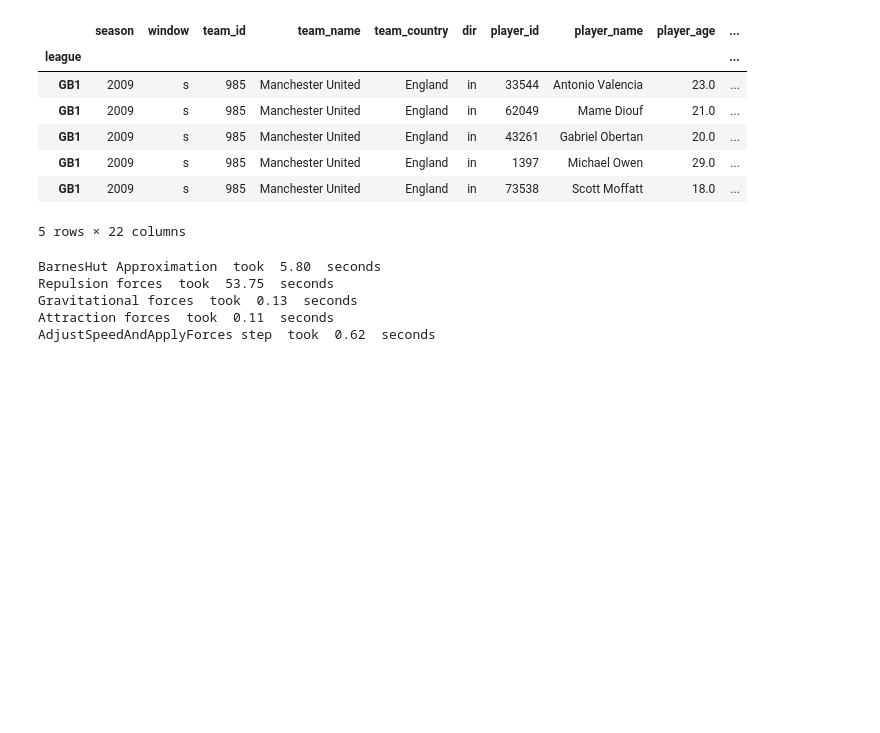
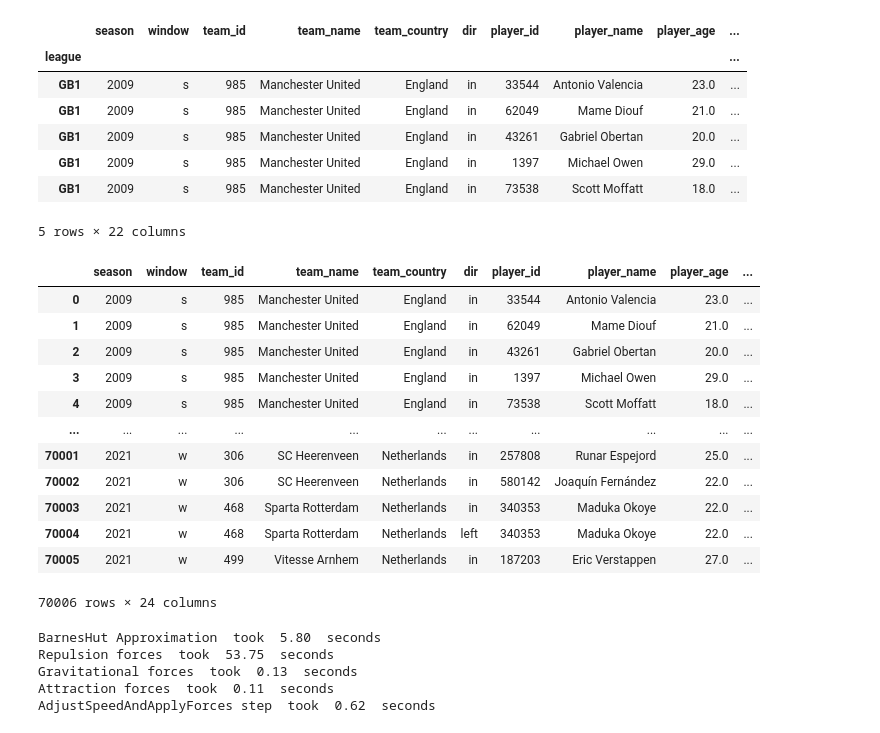
Before and after one commit to drykkur/SocGraphFinalP, a Jupyter notebook: socGraphFinalProj.ipynb, the cells around one changed output. Saved outputs shown, nothing was run; the diff lists cells and outputs as text; code cells hidden in the pictures; blank space fills up the shorter version.

Commit message:
Added continents

```diff
--- a/socGraphFinalProj.ipynb
+++ b/socGraphFinalProj.ipynb
@@ -20,6 +22,39 @@ df.head()
 | GB1 | 2009 | s | 985 | Manchester United | England | in | 1397 | Michael Owen | 29.0 | ... |
 | GB1 | 2009 | s | 985 | Manchester United | England | in | 73538 | Scott Moffatt | 18.0 | ... |
 5 rows × 22 columns
+# %%
+url='https://gist.githubusercontent.com/fogonwater/bc2b98baeb2aa16b5e6fbc1cf3d7d545/raw/6fd2951260d8f171181a45d2f09ee8b2c7767330/countries.csv'
+df_continents = pd.read_csv(url, index_col=0)
+df_continents=df_continents[['country_name','country_name_full','continent_name']]
+url='https://raw.githubusercontent.com/samayo/country-json/master/src/country-by-continent.json'
+df_continents = pd.read_json(url)
+df_continents.loc[63,'continent']='England'
+new_rows = pd.DataFrame({'country': ['Without Club','Russia','Retired','Unknown','Ban','Bosnia-Herzegovina','Jersey','Kosovo','Career break',"Cote d'Ivoire", 'The Gambia', 'DR Congo', 'Libya', 'Réunion','Hongkong','Korea, North', 'Palästina','Brunei Darussalam', 'Chinese Taipei (Taiwan)', 'Korea, South','Neukaledonien','Tahiti','Curacao' ,'St. Lucia'],
+
+
+                    'continent': ['No Club','Europe','Retired','Unknown','Ban','Europe','Europe','Europe','Retired','Africa','Africa','Africa','Africa','Africa','Asia','Asia','Asia','Asia','Asia','Asia','Oceania','Oceania','South America','North America']})
+df_continents = df_continents.append(new_rows, ignore_index=True)
+df=df.merge(df_continents,left_on='counter_team_country',right_on='country',how='left')
+df=df.merge(df_continents,left_on='player_nation',right_on='country',how='left',suffixes=('_team','_player'))
+df['continent_player'] = df['continent_player'].fillna('Unknown')
+del df['country_team']
+del df['country_player']
+# %%
+df
+# %% [output]
+|  | season | window | team_id | team_name | team_country | dir | player_id | player_name | player_age | ... |
+| 0 | 2009 | s | 985 | Manchester United | England | in | 33544 | Antonio Valencia | 23.0 | ... |
+| 1 | 2009 | s | 985 | Manchester United | England | in | 62049 | Mame Diouf | 21.0 | ... |
+| 2 | 2009 | s | 985 | Manchester United | England | in | 43261 | Gabriel Obertan | 20.0 | ... |
+| 3 | 2009 | s | 985 | Manchester United | England | in | 1397 | Michael Owen | 29.0 | ... |
+| 4 | 2009 | s | 985 | Manchester United | England | in | 73538 | Scott Moffatt | 18.0 | ... |
+| ... | ... | ... | ... | ... | ... | ... | ... | ... | ... | ... |
+| 70001 | 2021 | w | 306 | SC Heerenveen | Netherlands | in | 257808 | Runar Espejord | 25.0 | ... |
+| 70002 | 2021 | w | 306 | SC Heerenveen | Netherlands | in | 580142 | Joaquín Fernández | 22.0 | ... |
+| 70003 | 2021 | w | 468 | Sparta Rotterdam | Netherlands | in | 340353 | Maduka Okoye | 22.0 | ... |
+| 70004 | 2021 | w | 468 | Sparta Rotterdam | Netherlands | left | 340353 | Maduka Okoye | 22.0 | ... |
+| 70005 | 2021 | w | 499 | Vitesse Arnhem | Netherlands | in | 187203 | Eric Verstappen | 27.0 | ... |
+70006 rows × 24 columns
 # %%
 G = nx.MultiDiGraph()
 for index, row in df.iterrows():
```
Also changed, not shown: parts of 5 cells of this notebook.
